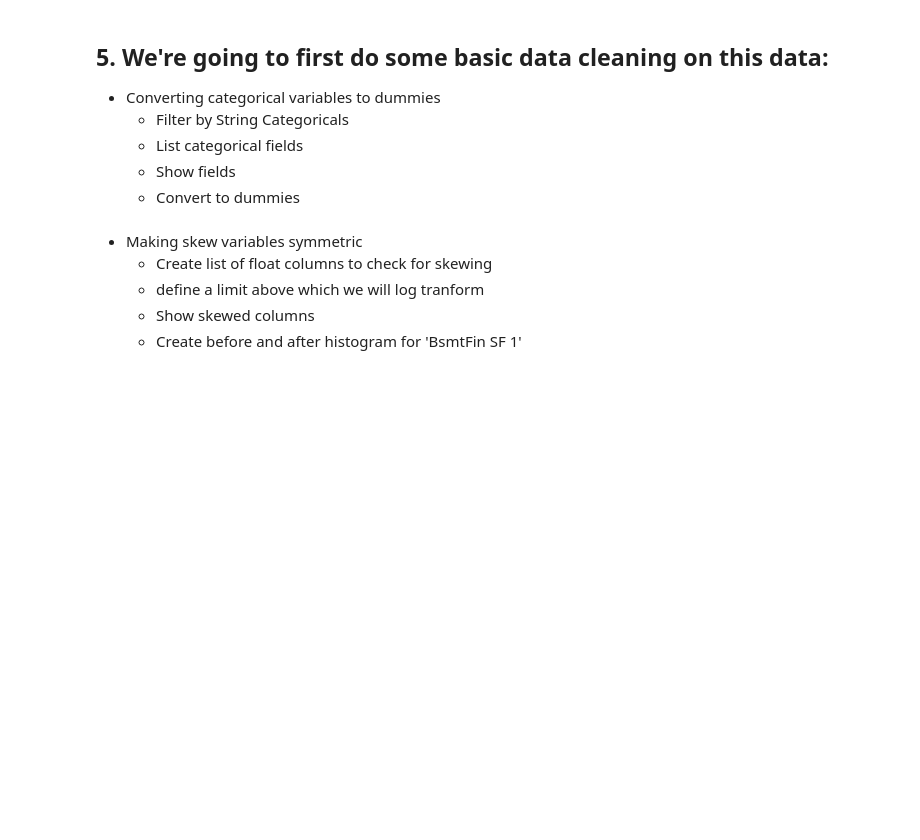
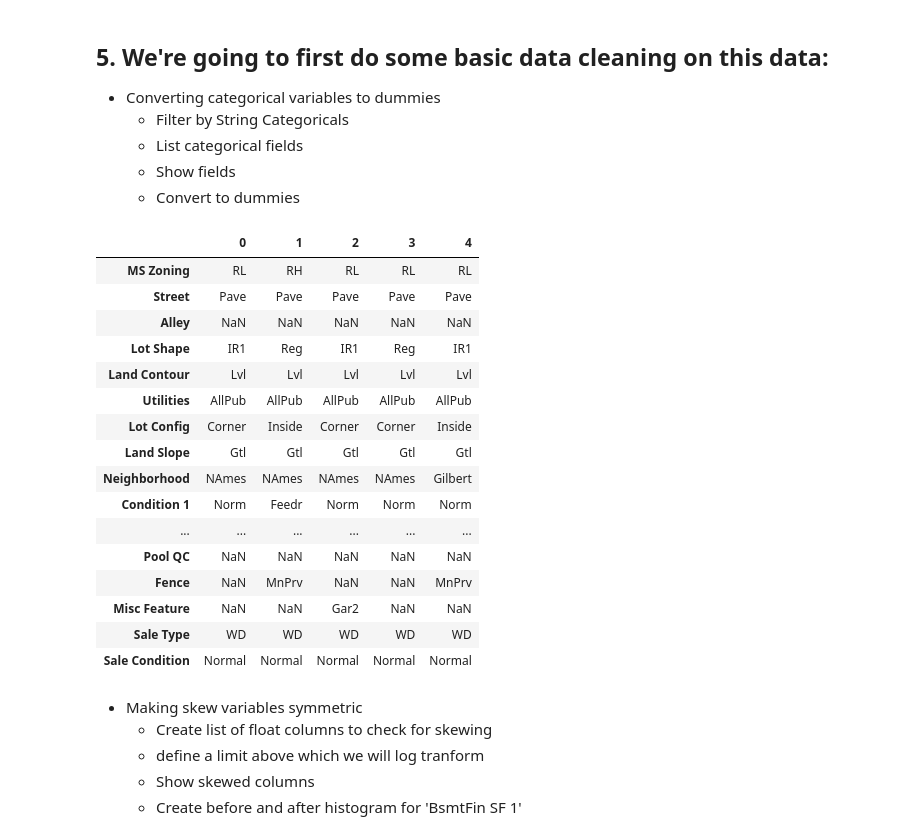
Before and after one commit to gmdeorozco/Exploratory-Data-Analysis, a Jupyter notebook: FeatureEngReplica1.ipynb, the cells around one changed output. Drawn from its saved outputs; the diff is of its cells as text; code cells hidden in the pictures; blank space fills up the shorter version.

```diff
--- a/FeatureEngReplica1.ipynb
+++ b/FeatureEngReplica1.ipynb
@@ -16,2 +22,6 @@ data = pd.read_csv(URL, sep='\t')
 # %% [markdown]
 ## 4. Create a dataset including Gr Liv Area lower or equal to 4000
+# %%
+data1 = data.copy()
+data1 = data1.loc[ data1['Gr Liv Area']<=4000,:]
+data1.head()
@@ -23,6 +41,29 @@ data = pd.read_csv(URL, sep='\t')
   - List categorical fields
   - Show fields
   - Convert to dummies
+# %%
+one_hot_encode_cols = data1.dtypes[data1.dtypes == object ] #FIlter by string categorical
+# %%
+one_hot_encode_cols = one_hot_encode_cols.index.tolist()
+data1[one_hot_encode_cols].head().T
+# %% [output]
+|  | 0 | 1 | 2 | 3 | 4 |
+| MS Zoning | RL | RH | RL | RL | RL |
+| Street | Pave | Pave | Pave | Pave | Pave |
+| Alley | NaN | NaN | NaN | NaN | NaN |
+| Lot Shape | IR1 | Reg | IR1 | Reg | IR1 |
+| Land Contour | Lvl | Lvl | Lvl | Lvl | Lvl |
+| Utilities | AllPub | AllPub | AllPub | AllPub | AllPub |
+| Lot Config | Corner | Inside | Corner | Corner | Inside |
+| Land Slope | Gtl | Gtl | Gtl | Gtl | Gtl |
+| Neighborhood | NAmes | NAmes | NAmes | NAmes | Gilbert |
+| Condition 1 | Norm | Feedr | Norm | Norm | Norm |
+| ... | ... | ... | ... | ... | ... |
+| Pool QC | NaN | NaN | NaN | NaN | NaN |
+| Fence | NaN | MnPrv | NaN | NaN | MnPrv |
+| Misc Feature | NaN | NaN | Gar2 | NaN | NaN |
+| Sale Type | WD | WD | WD | WD | WD |
+| Sale Condition | Normal | Normal | Normal | Normal | Normal |
 # %% [markdown]
 - Making skew variables symmetric
   - Create list of float columns to check for skewing
```
Also changed, not shown: parts of 2 cells of this notebook.
